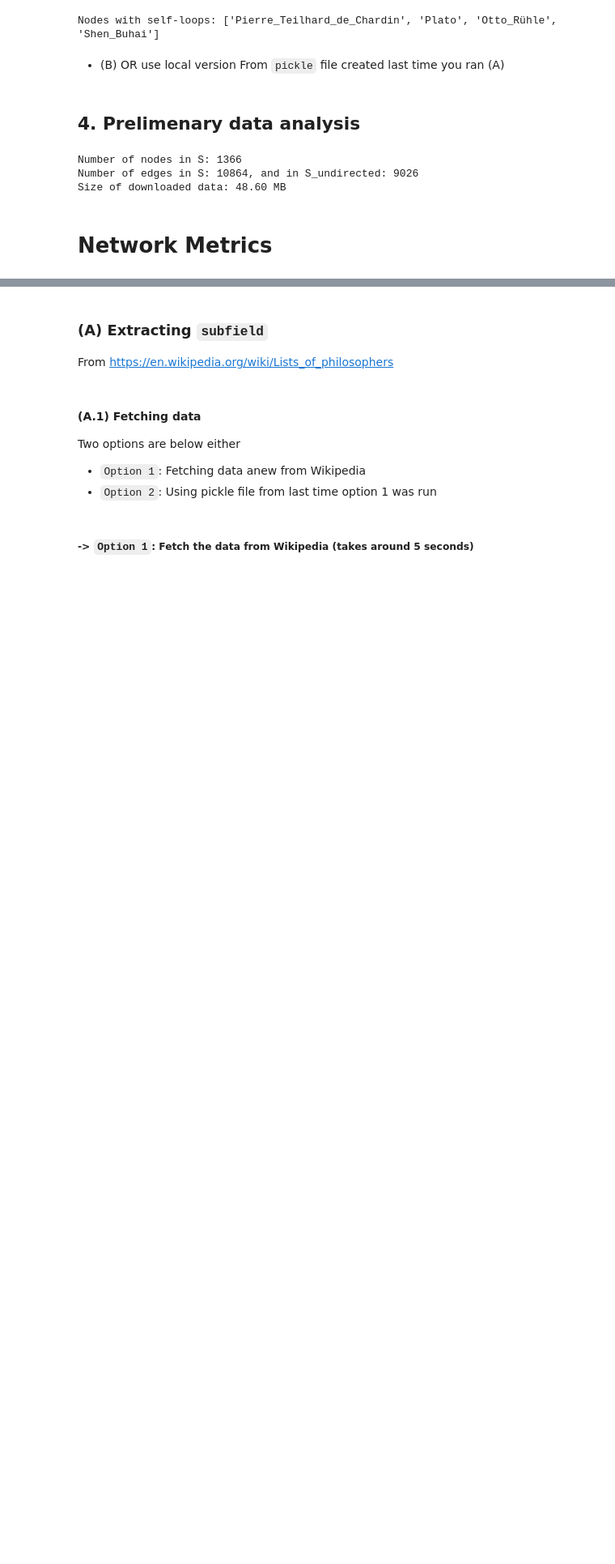
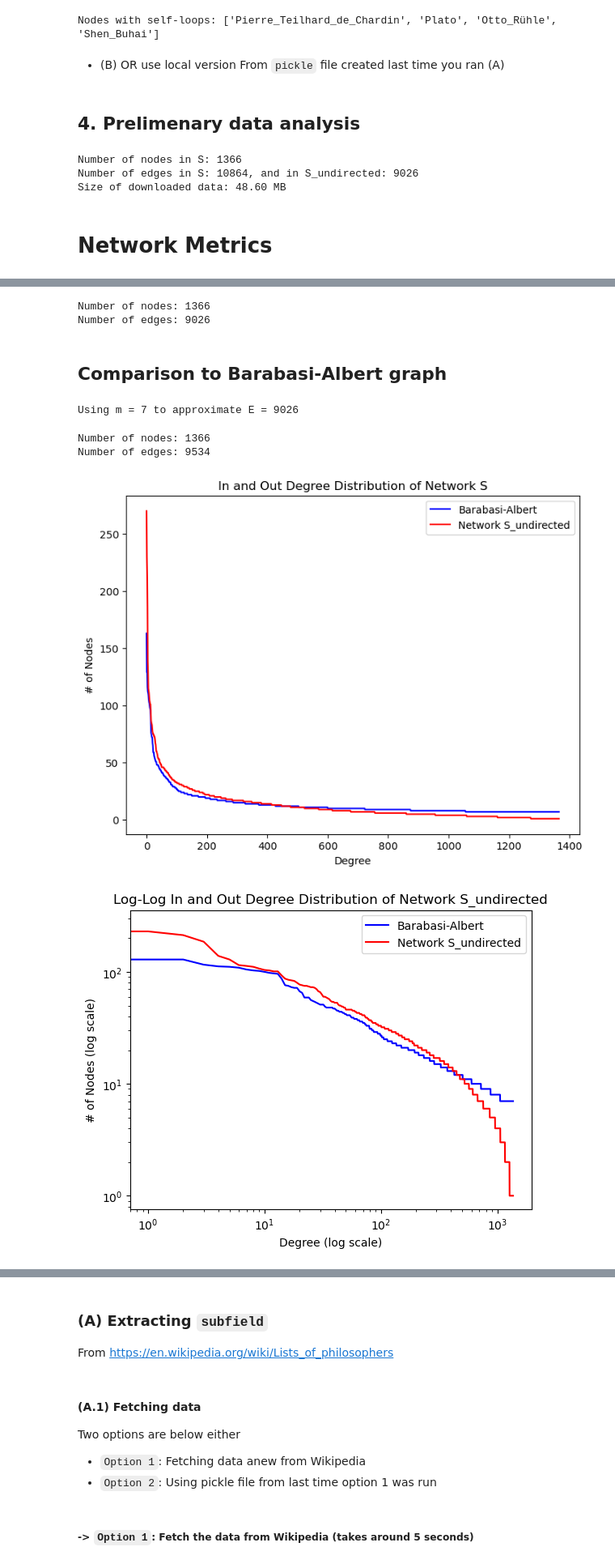
Before and after one commit to medonimario/social-graphs-interactions-2024, a Jupyter notebook: explainer_notebook.ipynb, the cells around one changed output, grey strips where cells are left out. Shown at 81% size. Drawn from its saved outputs; the diff is of its cells as text; code cells hidden in the pictures; blank space fills up the shorter version.

Commit message:
Added until model fitting network metrics

```diff
--- a/explainer_notebook.ipynb
+++ b/explainer_notebook.ipynb
@@ -127,0 +145,55 @@ Size of downloaded data: 48.60 MB
+# %%
+# load graph:
+S_undirected = pickle.load(open(PICKLE_DIR + "/graph_undirected.pkl", "rb"))
+print(f"Number of nodes: {S_undirected.number_of_nodes()}")
+print(f"Number of edges: {S_undirected.number_of_edges()}")
+
+n_nodes = S_undirected.number_of_nodes()
+n_edges = S_undirected.number_of_edges()
+# %% [output]
+Number of nodes: 1366
+Number of edges: 9026
+# %% [markdown]
+## Comparison to Barabasi-Albert graph
+# %%
+random.seed(RANDOM_STATE)
+F_BA = grow_Barabasi_Albert_graph(n=n_nodes, E=n_edges)
+# %% [output]
+Using m = 7 to approximate E = 9026
+# %%
+print(f"Number of nodes: {F_BA.number_of_nodes()}")
+print(f"Number of edges: {F_BA.number_of_edges()}")
+# %% [output]
+Number of nodes: 1366
+Number of edges: 9534
+# %%
+# Plotting the degree distributions
+degree_sequence_F_BA = sorted([d for n, d in F_BA.degree()], reverse=True)
+degree_sequence_S_undirected = sorted([d for n, d in S_undirected.degree()], reverse=True)
+
+## Plot setup
+plt.figure(figsize=(8, 6))
+
+## Plotting the degree distribution as a linear plot
+plt.plot(degree_sequence_F_BA, 'b-', label='Barabasi-Albert')
+plt.plot(degree_sequence_S_undirected, 'r-', label='Network S_undirected')
+
+plt.xlabel('Degree')
+plt.ylabel('# of Nodes')
+plt.title('In and Out Degree Distribution of Network S')
+plt.legend()
+plt.show()
+
+
+## Plotting the degree distribution as a log-log plot
+plt.loglog(degree_sequence_F_BA, 'b-', label='Barabasi-Albert')
+plt.loglog(degree_sequence_S_undirected, 'r-', label='Network S_undirected')
+
+plt.xlabel('Degree (log scale)')
+plt.ylabel('# of Nodes (log scale)')
+plt.title('Log-Log In and Out Degree Distribution of Network S_undirected')
+plt.legend()
+plt.show()
+# %% [output]
+[figure, added]
+[figure, added]
```
Also changed, not shown: parts of 14 cells of this notebook, 1 other file.
